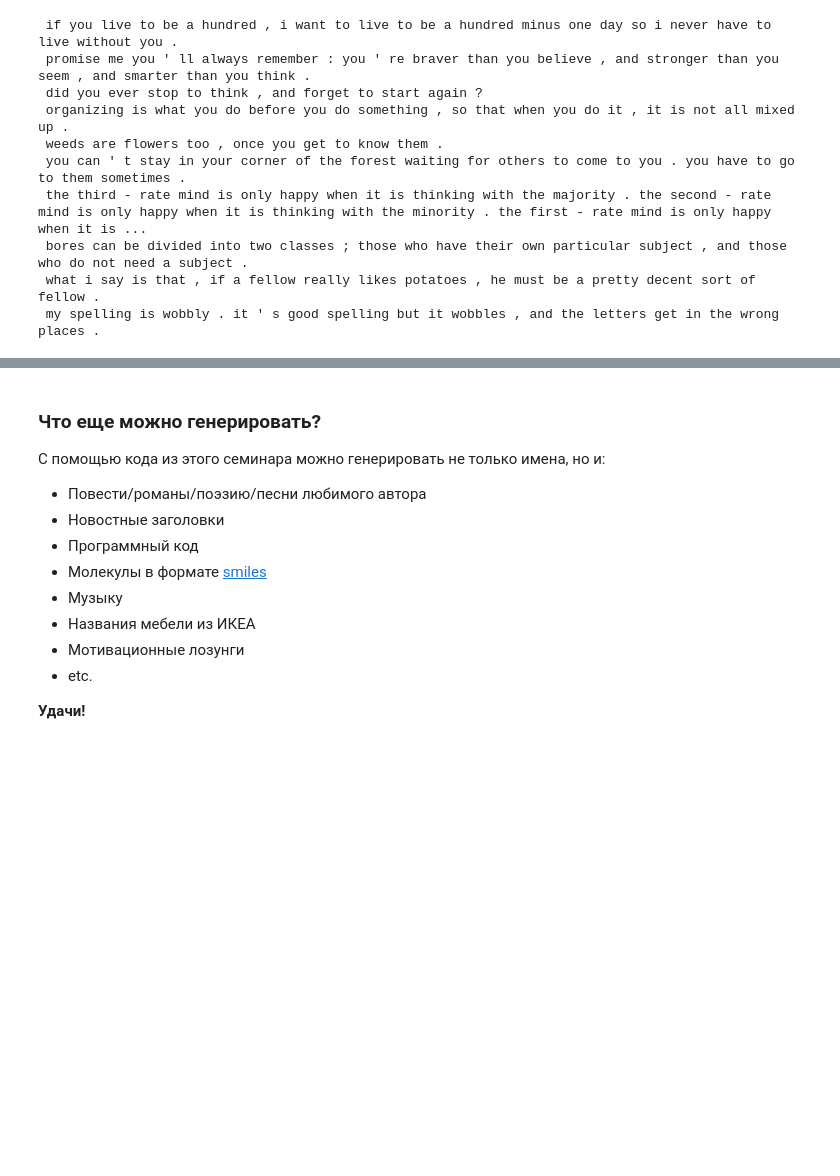
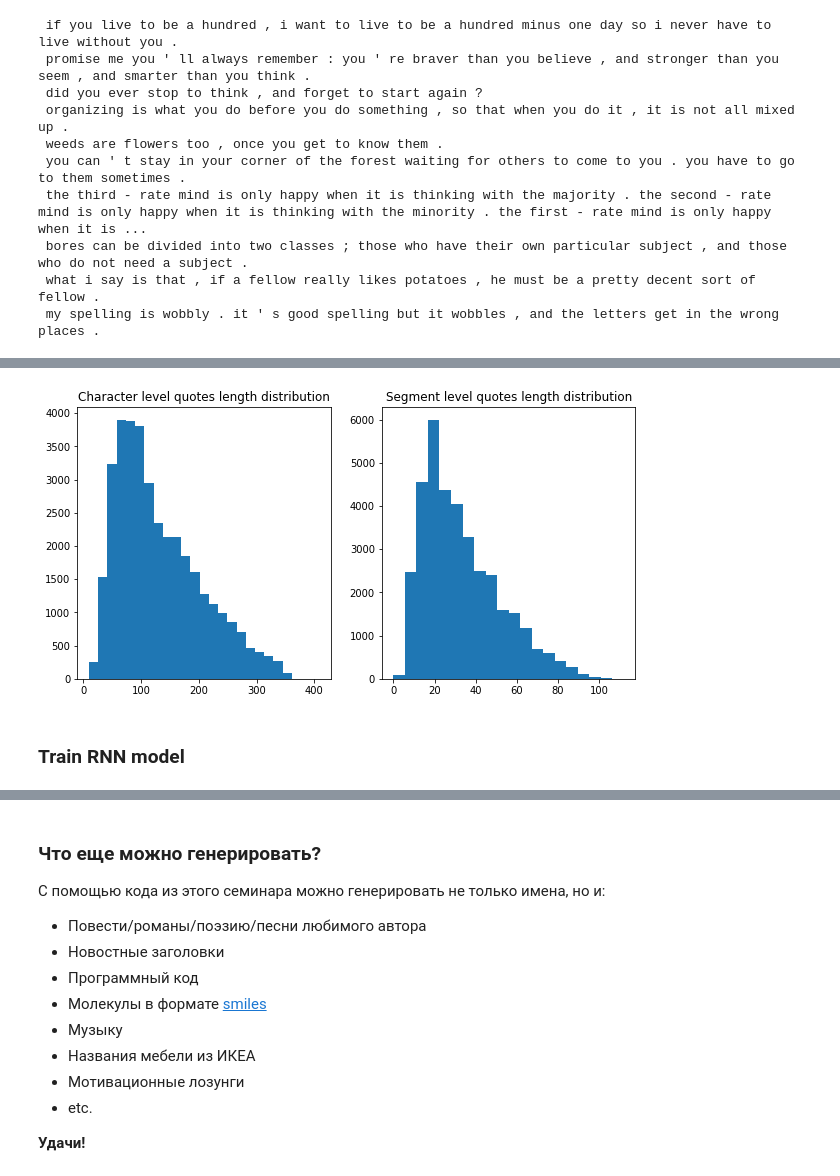
Before and after one commit to korab1ev/LanguageModeling, a Jupyter notebook: RNN-name-generator-samsung/RNN_name_generator.ipynb, the cells around one changed output, grey strips where cells are left out. Saved outputs shown, nothing was run; the diff lists cells and outputs as text; code cells hidden in the pictures; blank space fills up the shorter version.

```diff
--- a/RNN-name-generator-samsung/RNN_name_generator.ipynb
+++ b/RNN-name-generator-samsung/RNN_name_generator.ipynb
@@ -736,4 +736,7 @@ with open('quotes.bpe', 'w') as f_out:
 # %%
-# 8k merges looks fine, maybe tune that hyperparameter later (idk how though)
-!head -n 10 quotes.bpe
+# 6k merges looks fine, maybe tune that hyperparameter later (idk how though)
+data = np.array(open('/content/quotes.bpe').read().split('\n'))
+
+for i in range(10):
+    print('quote:', data[i], end='\n')
 # %% [output]
@@ -753,0 +785,16 @@ out_voc = Vocab.from_lines(train_out) # en (output) vocab
+# %%
+# Previously we had character-level distribution
+plt.figure(figsize=[10, 5])
+
+plt.subplot(1,2,1)
+plt.title('Character level quotes length distribution')
+plt.hist(list(map(len, quotes)), bins=25)
+
+# Now we have BPE tokenized quotes
+plt.subplot(1,2,2)
+plt.title("Segment level quotes length distribution")
+plt.hist(list(map(len, map(str.split, data))), bins=20);
+# %% [output]
+[figure, added]
+# %% [markdown]
+### Train RNN model
```
Also changed, not shown: parts of 34 cells of this notebook.
